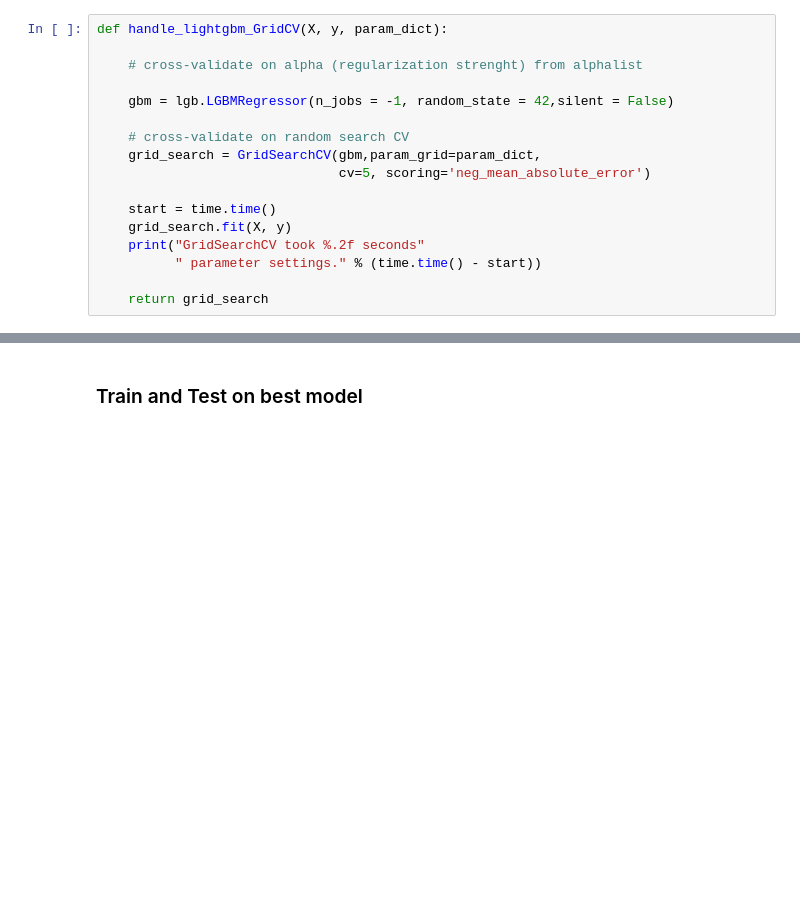
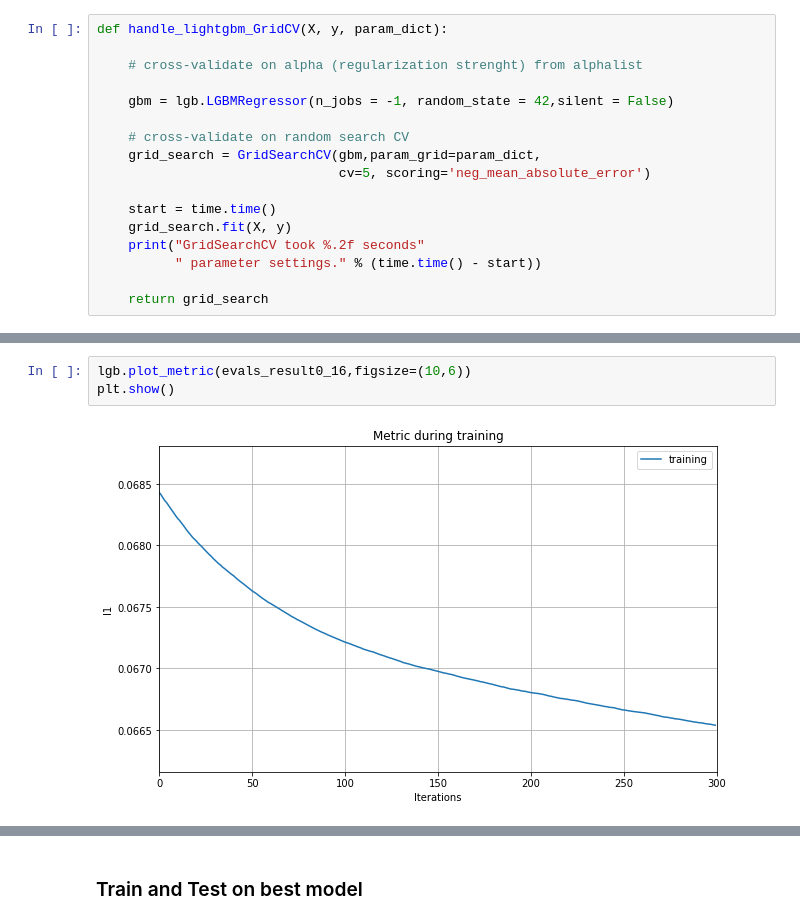
Before and after one commit to ymkim268/inf552-ss18-proj, a Jupyter notebook: lightgbm.ipynb, the cells around one changed output, grey strips where cells are left out. Cells and saved outputs as stored; diff of their text form; blank space fills up the shorter version.

```diff
--- a/lightgbm.ipynb
+++ b/lightgbm.ipynb
@@ -365,0 +625,5 @@ _,_ = plot_learning_curve(bst, X_train16, y_train16, cv = 10)
+# %%
+lgb.plot_metric(evals_result0_16,figsize=(10,6))
+plt.show()
+# %% [output]
+[figure, added]
```
Also changed, not shown: parts of 73 cells of this notebook.
